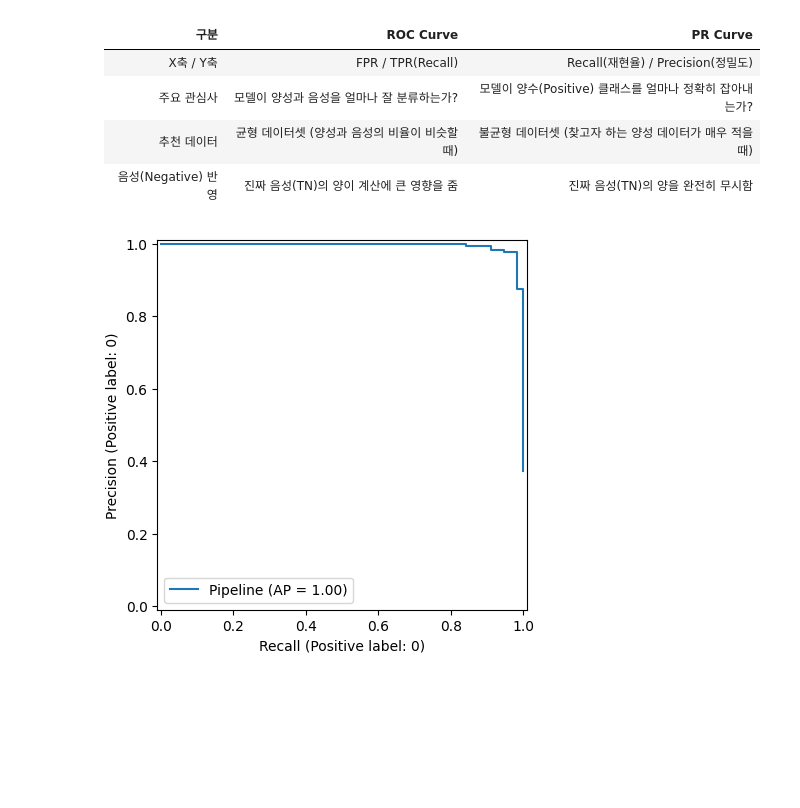
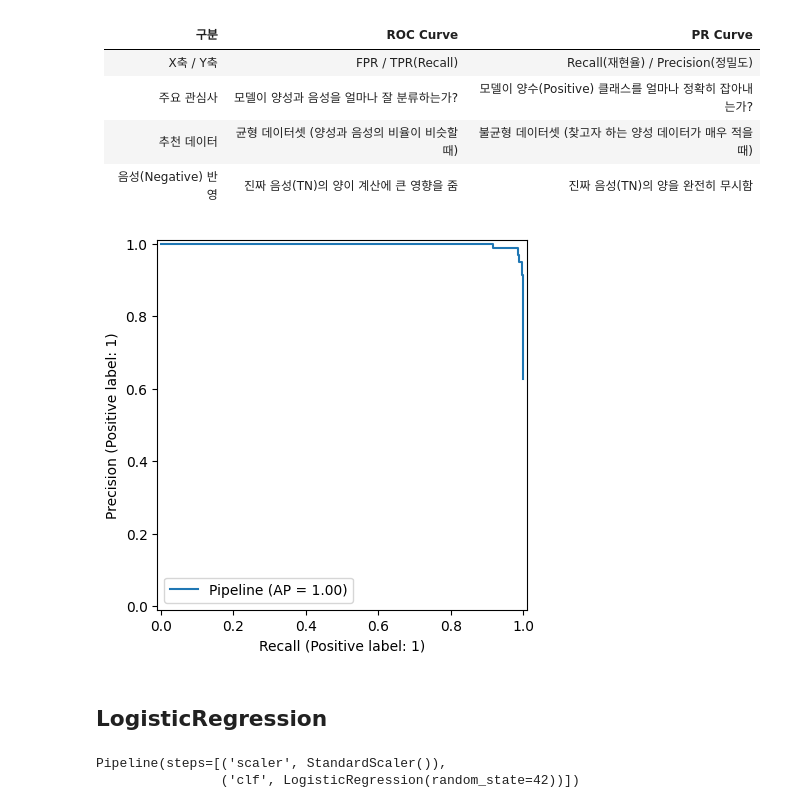
Before and after one commit to JakeOh/202605_BD57, a Jupyter notebook: lab_ml/ml09_classification.ipynb, the cells around one changed output. Saved outputs shown, nothing was run; the diff lists cells and outputs as text; code cells hidden in the pictures; blank space fills up the shorter version.

```diff
--- a/lab_ml/ml09_classification.ipynb
+++ b/lab_ml/ml09_classification.ipynb
@@ -218,8 +219,9 @@ plt.show()
 | 추천 데이터 | 균형 데이터셋 (양성과 음성의 비율이 비슷할 때) | 불균형 데이터셋 (찾고자 하는 양성 데이터가 매우 적을 때) |
 | 음성(Negative) 반영 | 진짜 음성(TN)의 양이 계산에 큰 영향을 줌 | 진짜 음성(TN)의 양을 완전히 무시함 |
 # %%
-PrecisionRecallDisplay.from_estimator(estimator=pipe_knn, X=x_train, y=y_train,
-                                      pos_label=0)
+PrecisionRecallDisplay.from_estimator(estimator=pipe_knn, X=x_train, y=y_train)
 plt.show()
 # %% [output]
-[figure, old version]
+[figure, new version]
+# %% [markdown]
+## LogisticRegression
@@ -225,0 +231,5 @@ plt.show()
+# %%
+pipe_logit.fit(X=x_train, y=y_train)
+# %% [output]
+Pipeline(steps=[('scaler', StandardScaler()),
+                ('clf', LogisticRegression(random_state=42))])
```
Also changed, not shown: parts of 21 cells of this notebook.
